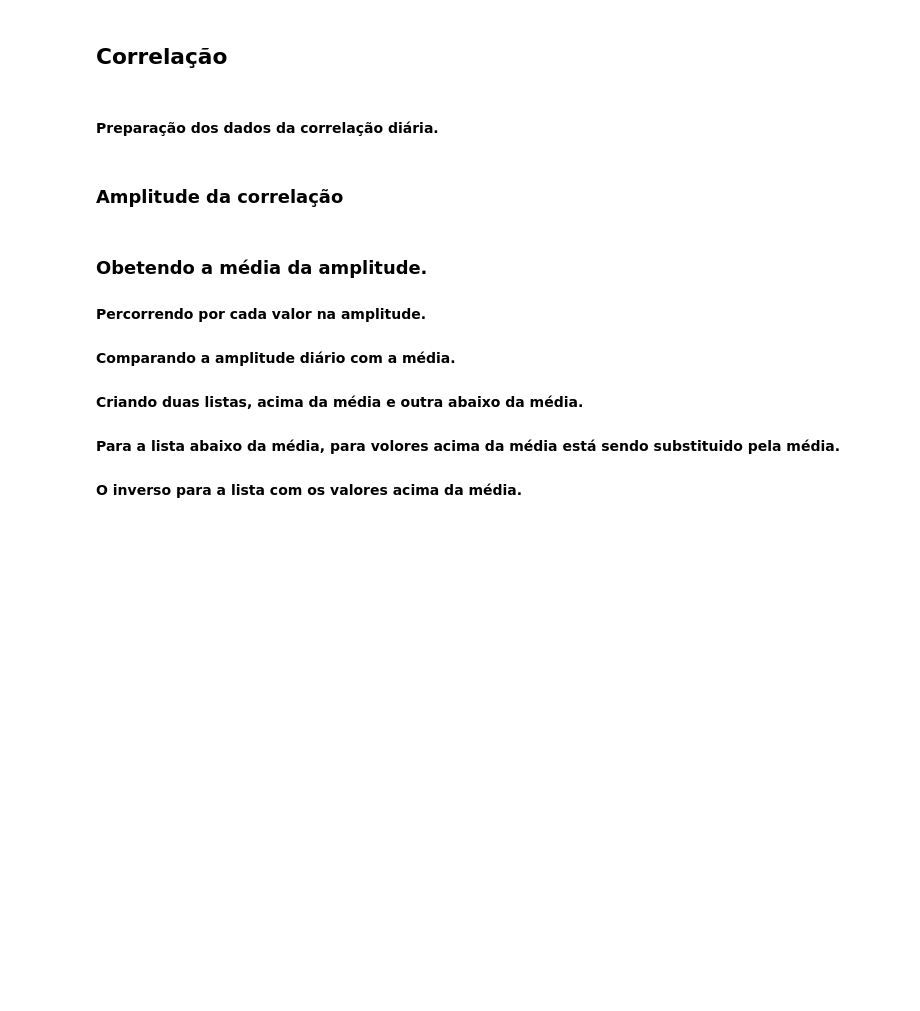
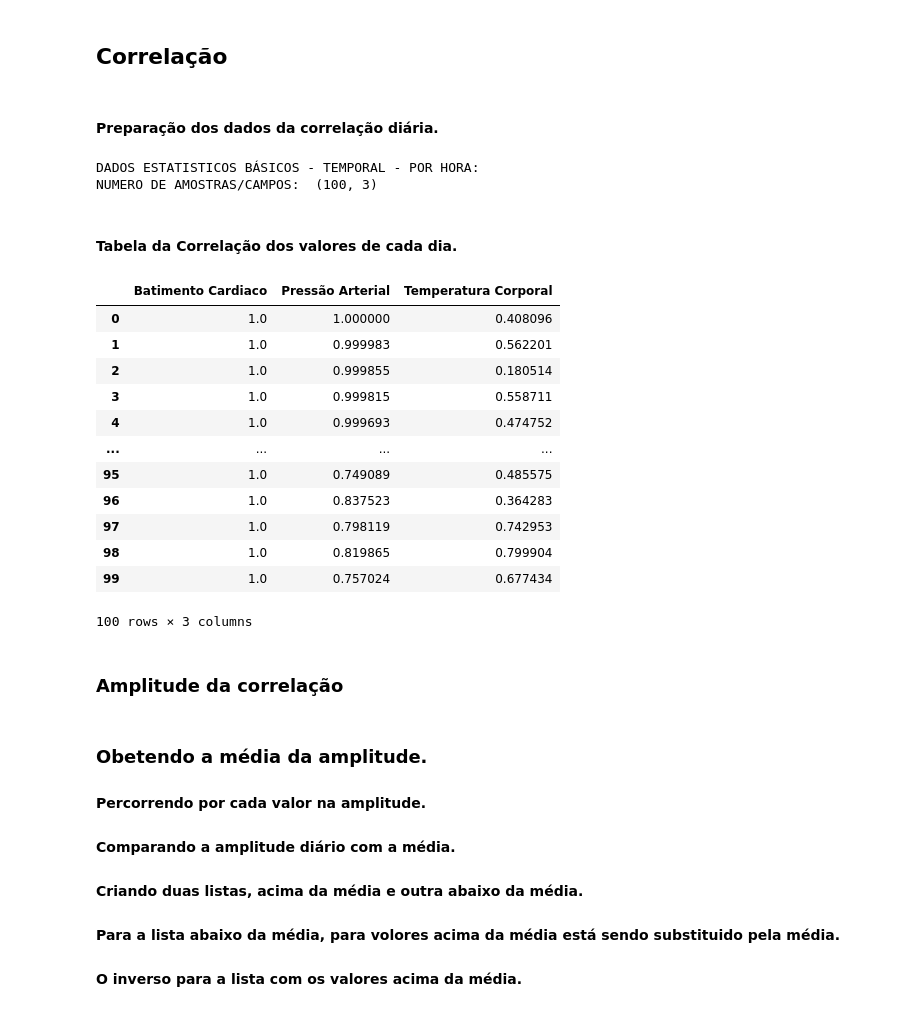
Before and after one commit to JulioAquinoDev/Analise_Exploratoria_de_Dados, a Jupyter notebook: main.ipynb, the cells around one changed output. Cells and saved outputs as stored; diff of their text form; code cells hidden in the pictures; blank space fills up the shorter version.

```diff
--- a/main.ipynb
+++ b/main.ipynb
@@ -368,6 +500,36 @@ for i in range(100):
     CORBATIMENTO_PRESSAO.append(correlacao["PRESSAO"][0])
     CORBATIMENTO_TEMPERATURA.append(correlacao["TEMPERATURA"][0])
     BATIMENTO.append(PDFdados["BATIMENTO"])
+# %%
+# ORGANIZANDO UM DATAFAME COM OS DADOS DISPONIBILIZADOS NO ARQUIVO
+auxDF=[]
+auxDF+=[(CORBATIMENTO_BATIMENTO[j],CORBATIMENTO_PRESSAO[j], CORBATIMENTO_TEMPERATURA[j]) for j in range(100)]
+DFdados = pd.DataFrame(auxDF, columns=[PARAMETROS[0], PARAMETROS[1],PARAMETROS[2]])
+
+# FERRAMENTA GERAL
+print("\nDADOS ESTATISTICOS BÁSICOS - TEMPORAL - POR HORA: ")
+print("NUMERO DE AMOSTRAS/CAMPOS: ",DFdados.shape)
+# %% [output]
+DADOS ESTATISTICOS BÁSICOS - TEMPORAL - POR HORA:
+NUMERO DE AMOSTRAS/CAMPOS:  (100, 3)
+# %% [markdown]
+#### Tabela da Correlação dos valores de cada dia.
+# %%
+DFdados
+# %% [output]
+|  | Batimento Cardiaco | Pressão Arterial | Temperatura Corporal |
+| 0 | 1.0 | 1.000000 | 0.408096 |
+| 1 | 1.0 | 0.999983 | 0.562201 |
+| 2 | 1.0 | 0.999855 | 0.180514 |
+| 3 | 1.0 | 0.999815 | 0.558711 |
+| 4 | 1.0 | 0.999693 | 0.474752 |
+| ... | ... | ... | ... |
+| 95 | 1.0 | 0.749089 | 0.485575 |
+| 96 | 1.0 | 0.837523 | 0.364283 |
+| 97 | 1.0 | 0.798119 | 0.742953 |
+| 98 | 1.0 | 0.819865 | 0.799904 |
+| 99 | 1.0 | 0.757024 | 0.677434 |
+100 rows × 3 columns
 # %% [markdown]
 ### Amplitude da correlação
 # %%
```
Also changed, not shown: parts of 20 cells of this notebook.
